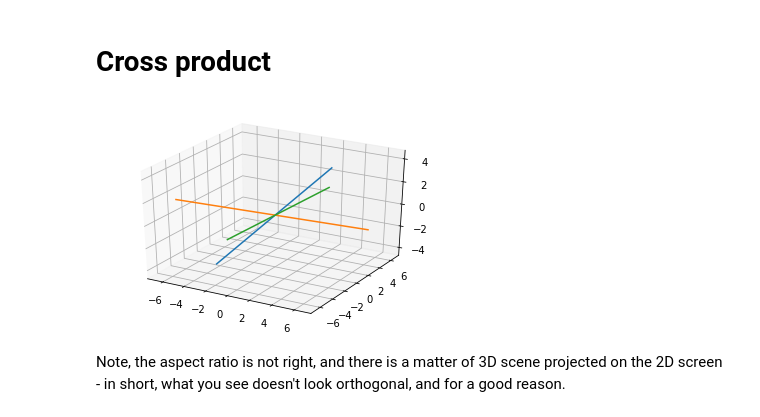
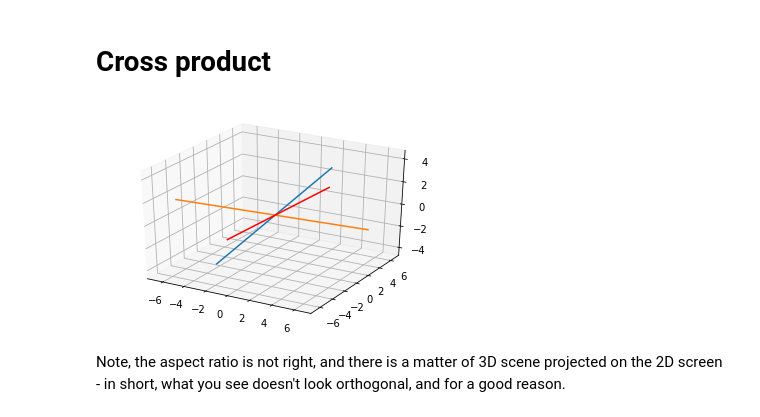
Before and after one commit to SergeiSa/Extra-math-for-high-school, a Jupyter notebook: ColabNotebooks/3D_planes_and_lines.ipynb, the cells around one changed output. Drawn from its saved outputs; the diff is of its cells as text; code cells hidden in the pictures.

```diff
--- a/ColabNotebooks/3D_planes_and_lines.ipynb
+++ b/ColabNotebooks/3D_planes_and_lines.ipynb
@@ -61,31 +62,31 @@ Try to make it interactive!
 # %%
 from numpy import cross
 
 a = np.array([-0.3, -1.3, -0.5])
 b = np.array([-1, -1.3, 0.5])
 c = cross(a, b)
 
 Count = 100
 lambdas = np.linspace(-5.0, 5.0, num=Count)
 PointsA = np.zeros((3, Count))
 PointsB = np.zeros((3, Count))
 PointsC = np.zeros((3, Count))
 
 for i in range(Count):
     PointsA[:, i] = a*lambdas[i]
     PointsB[:, i] = b*lambdas[i]
     PointsC[:, i] = c*lambdas[i]
 
 fig = plt.figure()
 ax = plt.axes(projection='3d')
 
 ax.plot3D(PointsA[0, :], PointsA[1, :], PointsA[2, :])
 ax.plot3D(PointsB[0, :], PointsB[1, :], PointsB[2, :])
-ax.plot3D(PointsC[0, :], PointsC[1, :], PointsC[2, :])
+ax.plot3D(PointsC[0, :], PointsC[1, :], PointsC[2, :], color='r')
 
 grid(color='k', linestyle='--', linewidth=0.2)
 # %% [output]
-[figure, old version]
+[figure, new version]
 # %% [markdown]
 Note, the aspect ratio is not right, and there is a matter of 3D scene projected on the 2D screen - in short, what you see doesn't look orthogonal, and for a good reason.
 # %% [markdown]
```
Also changed, not shown: parts of 9 cells of this notebook.
